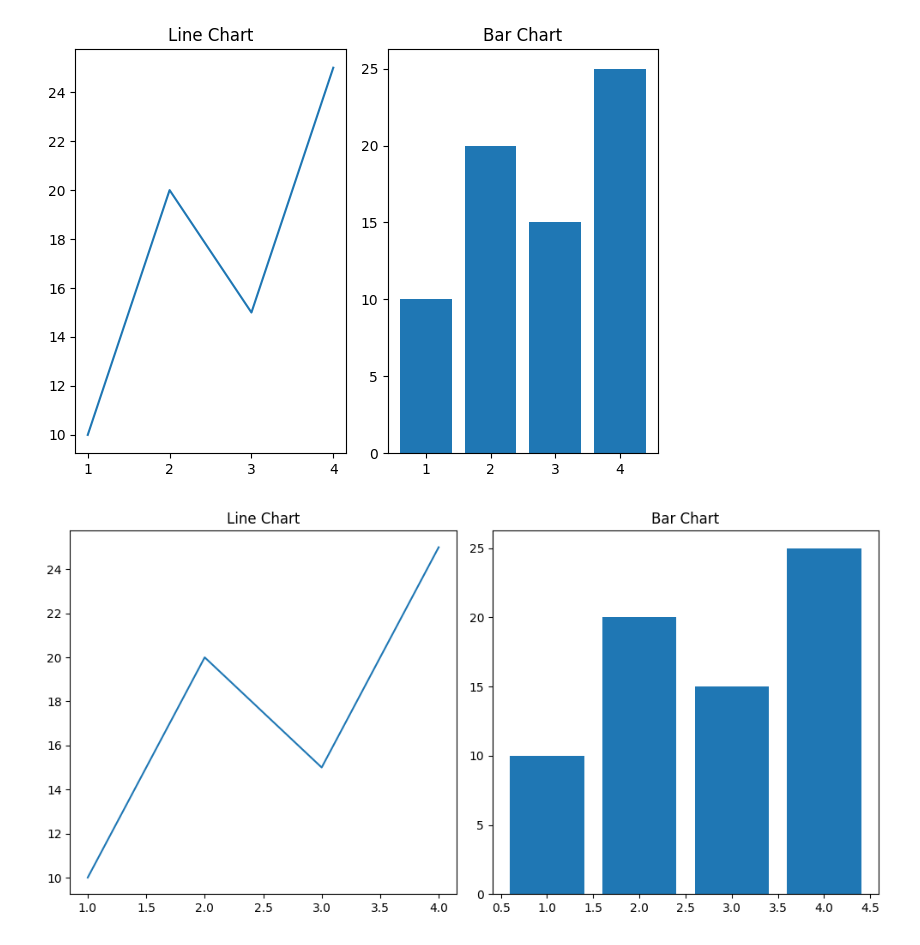
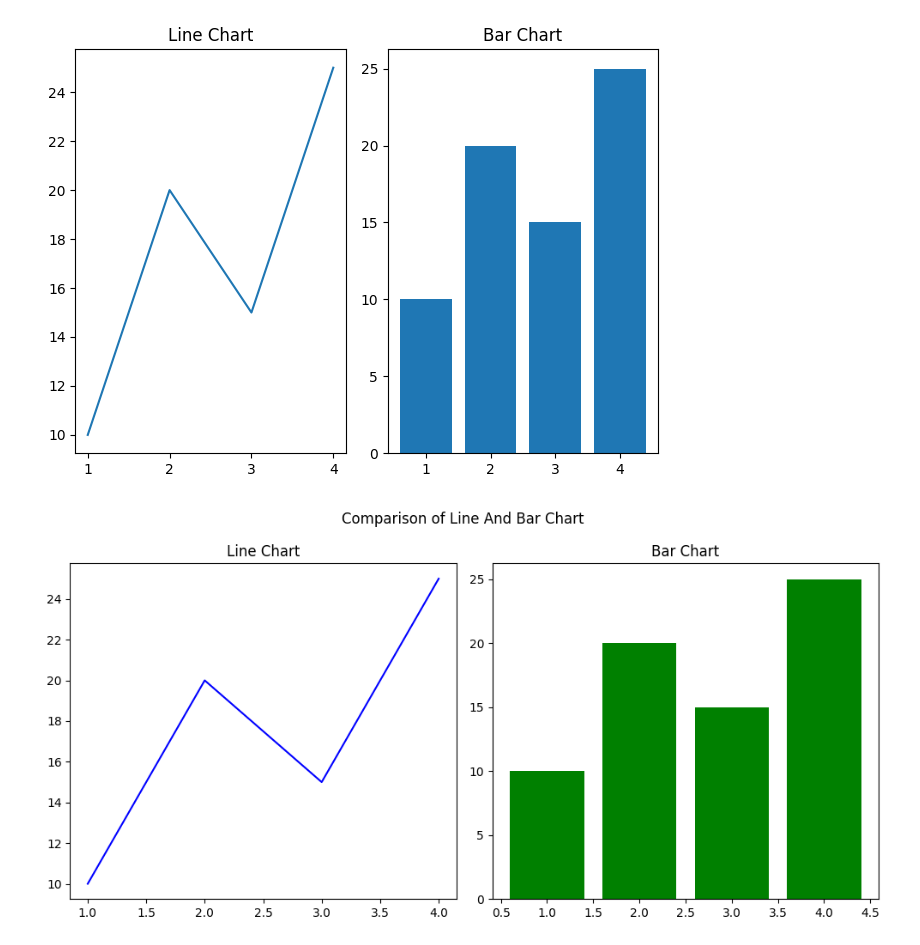
Before and after one commit to Atharva0987/Data-Analyst-1-Project, a Jupyter notebook: chapter_appendix-tools-for-deep-learning/jupyter.ipynb, the cells around one changed output. Cells and saved outputs as stored; diff of their text form; code cells hidden in the pictures.

```diff
--- a/chapter_appendix-tools-for-deep-learning/jupyter.ipynb
+++ b/chapter_appendix-tools-for-deep-learning/jupyter.ipynb
@@ -90,24 +90,25 @@ plt.show()
 # %%
 import matplotlib.pyplot as plt
 
 x = [1,2,3,4]
 
 y = [10,20,15,25]
 
 #fig, ax = plt.subplots(nrows, ncols, figsize=(width,height))
 
 fig, ax = plt.subplots(1,2, figsize=(10,5))
 
 x = [1,2,3,4]
 
 y = [10,20,15,25]
 
-ax[0].plot(x,y)
+ax[0].plot(x,y, color='blue')
 ax[0].set_title('Line Chart')
 
-ax[1].bar(x,y)
+ax[1].bar(x,y, color='green')
 ax[1].set_title('Bar Chart')
+fig.suptitle('Comparison of Line And Bar Chart')
 plt.tight_layout()
 plt.show()
 # %% [output]
-[figure, old version]
+[figure, new version]
```
